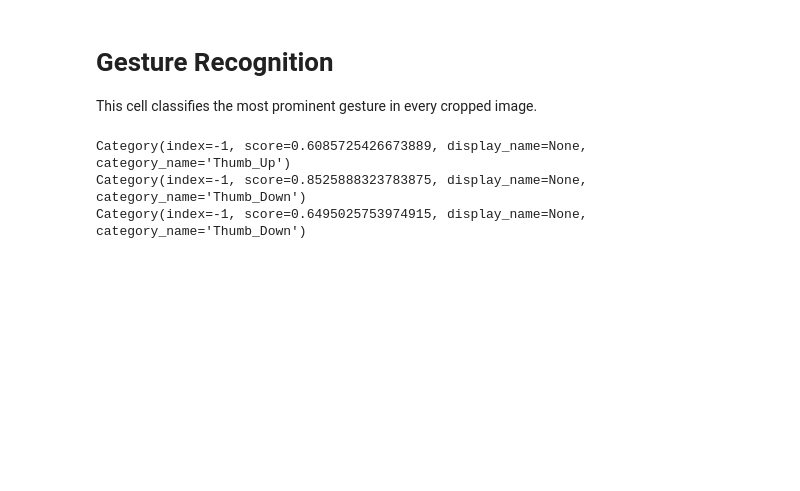
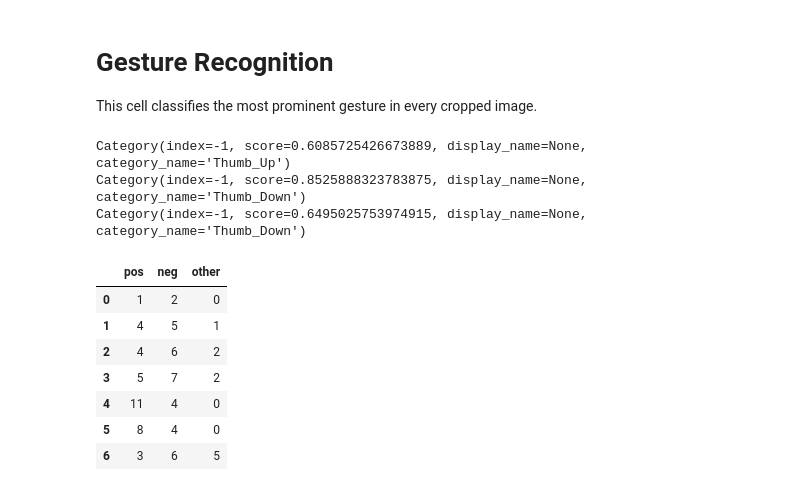
Before and after one commit to jannfrickeedu/eftag-class-vote, a Jupyter notebook: classification.ipynb, the cells around one changed output. Cells and saved outputs as stored; diff of their text form; code cells hidden in the pictures; blank space fills up the shorter version.

```diff
--- a/classification.ipynb
+++ b/classification.ipynb
@@ -130,3 +130,18 @@ for crop in crops:
 Category(index=-1, score=0.6085725426673889, display_name=None, category_name='Thumb_Up')
 Category(index=-1, score=0.8525888323783875, display_name=None, category_name='Thumb_Down')
 Category(index=-1, score=0.6495025753974915, display_name=None, category_name='Thumb_Down')
+# %%
+import pandas as pd
+
+names = ["pos", "neg", "other"]
+correct = pd.read_csv('resources/images/class-data-set/correct.csv', names=names)
+correct
+# %% [output]
+|  | pos | neg | other |
+| 0 | 1 | 2 | 0 |
+| 1 | 4 | 5 | 1 |
+| 2 | 4 | 6 | 2 |
+| 3 | 5 | 7 | 2 |
+| 4 | 11 | 4 | 0 |
+| 5 | 8 | 4 | 0 |
+| 6 | 3 | 6 | 5 |
```
Also changed, not shown: 2 other files.
